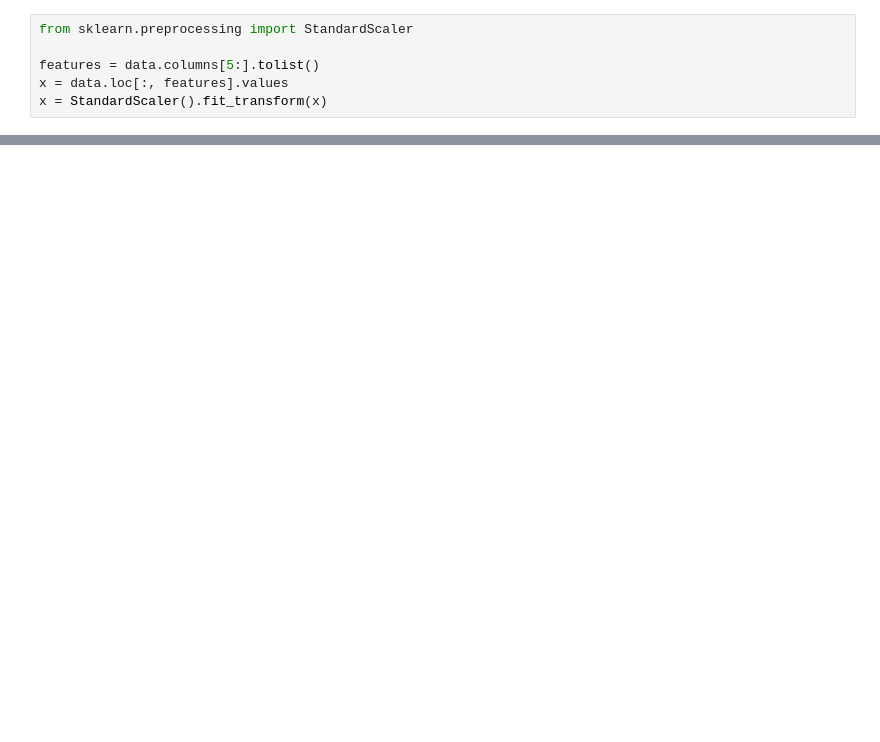
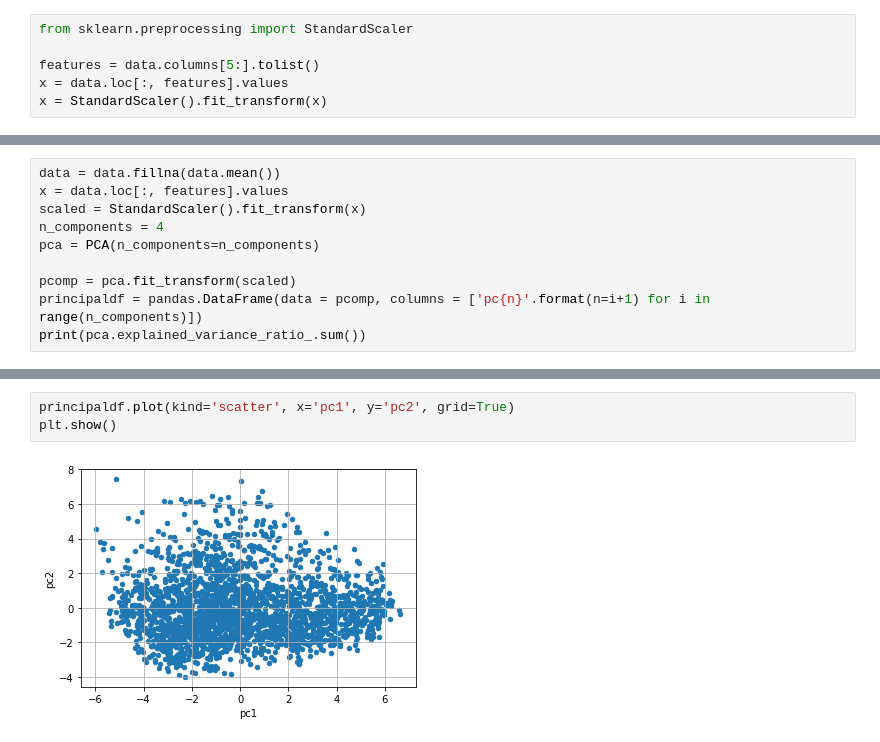
Before and after one commit to jotietav/demo, a Jupyter notebook: inkubio_demo/Demo.ipynb, the cells around one changed output, grey strips where cells are left out. Drawn from its saved outputs; the diff is of its cells as text; blank space fills up the shorter version.

```diff
--- a/inkubio_demo/Demo.ipynb
+++ b/inkubio_demo/Demo.ipynb
@@ -211,0 +197,10 @@ array([[-0.95998683,  0.11845578,  0.95525134, ...,  1.42672123,
+# %%
+data = data.fillna(data.mean())
+x = data.loc[:, features].values
+scaled = StandardScaler().fit_transform(x)
+n_components = 4
+pca = PCA(n_components=n_components)
+
+pcomp = pca.fit_transform(scaled)
+principaldf = pandas.DataFrame(data = pcomp, columns = ['pc{n}'.format(n=i+1) for i in range(n_components)])
+print(pca.explained_variance_ratio_.sum())
@@ -211,0 +231,5 @@ array([[-0.95998683,  0.11845578,  0.95525134, ...,  1.42672123,
+# %%
+principaldf.plot(kind='scatter', x='pc1', y='pc2', grid=True)
+plt.show()
+# %% [output]
+[figure, added]
```
Also changed, not shown: parts of 16 cells of this notebook, 1 other file.
